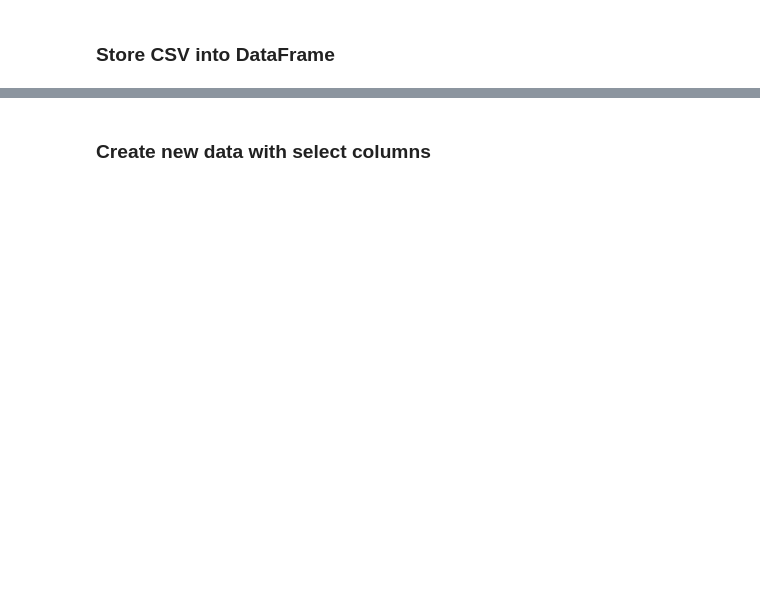
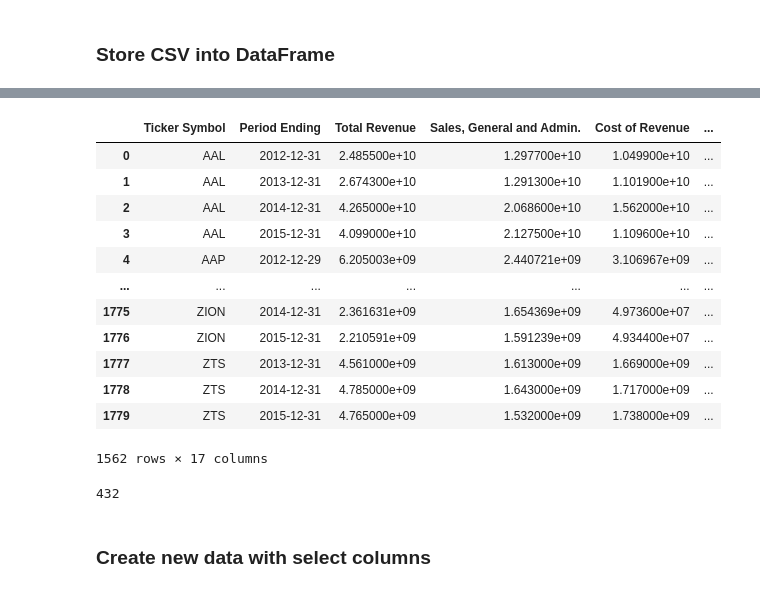
Before and after one commit to nickmangarella/stock-data-etl, a Jupyter notebook: stock_market_etl.ipynb, the cells around one changed output, grey strips where cells are left out. Cells and saved outputs as stored; diff of their text form; code cells hidden in the pictures; blank space fills up the shorter version.

```diff
--- a/stock_market_etl.ipynb
+++ b/stock_market_etl.ipynb
@@ -24,0 +86,7 @@ securities_data_df.head()
+# %%
+dS = securities_data_df[["Ticker symbol",
+                         "Security",
+                         "GICS Sector",
+                         "GICS Sub Industry"
+                         ]]
+dS
@@ -24,0 +107,3 @@ securities_data_df.head()
+# %%
+merged_df = pd.merge(dF, dS, how='left', left_on='Ticker Symbol', right_on='Ticker symbol')
+merged_df.head()
@@ -24,0 +139,3 @@ securities_data_df.head()
+# %%
+new_df = merged_df.dropna(how='any')
+new_df.count()
@@ -24,0 +162,21 @@ securities_data_df.head()
+# %%
+drop_df = new_df.drop(columns=['Ticker symbol'])
+drop_df
+# %% [output]
+|  | Ticker Symbol | Period Ending | Total Revenue | Sales, General and Admin. | Cost of Revenue | ... |
+| 0 | AAL | 2012-12-31 | 2.485500e+10 | 1.297700e+10 | 1.049900e+10 | ... |
+| 1 | AAL | 2013-12-31 | 2.674300e+10 | 1.291300e+10 | 1.101900e+10 | ... |
+| 2 | AAL | 2014-12-31 | 4.265000e+10 | 2.068600e+10 | 1.562000e+10 | ... |
+| 3 | AAL | 2015-12-31 | 4.099000e+10 | 2.127500e+10 | 1.109600e+10 | ... |
+| 4 | AAP | 2012-12-29 | 6.205003e+09 | 2.440721e+09 | 3.106967e+09 | ... |
+| ... | ... | ... | ... | ... | ... | ... |
+| 1775 | ZION | 2014-12-31 | 2.361631e+09 | 1.654369e+09 | 4.973600e+07 | ... |
+| 1776 | ZION | 2015-12-31 | 2.210591e+09 | 1.591239e+09 | 4.934400e+07 | ... |
+| 1777 | ZTS | 2013-12-31 | 4.561000e+09 | 1.613000e+09 | 1.669000e+09 | ... |
+| 1778 | ZTS | 2014-12-31 | 4.785000e+09 | 1.643000e+09 | 1.717000e+09 | ... |
+| 1779 | ZTS | 2015-12-31 | 4.765000e+09 | 1.532000e+09 | 1.738000e+09 | ... |
+1562 rows × 17 columns
+# %%
+drop_df['Ticker Symbol'].nunique()
+# %% [output]
+432
```
Also changed, not shown: parts of 14 cells of this notebook.
